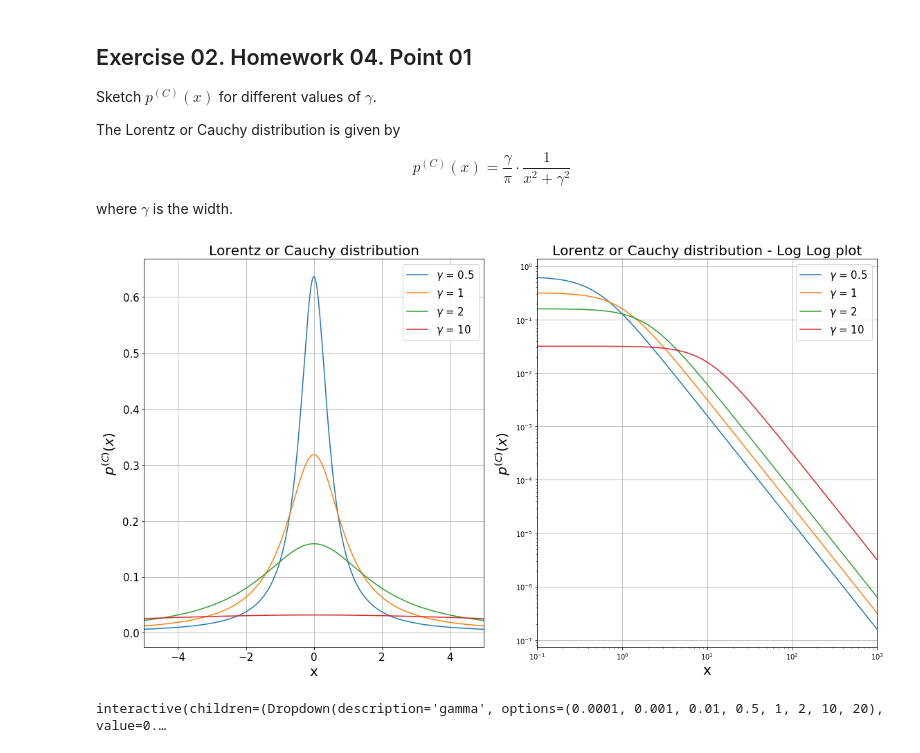
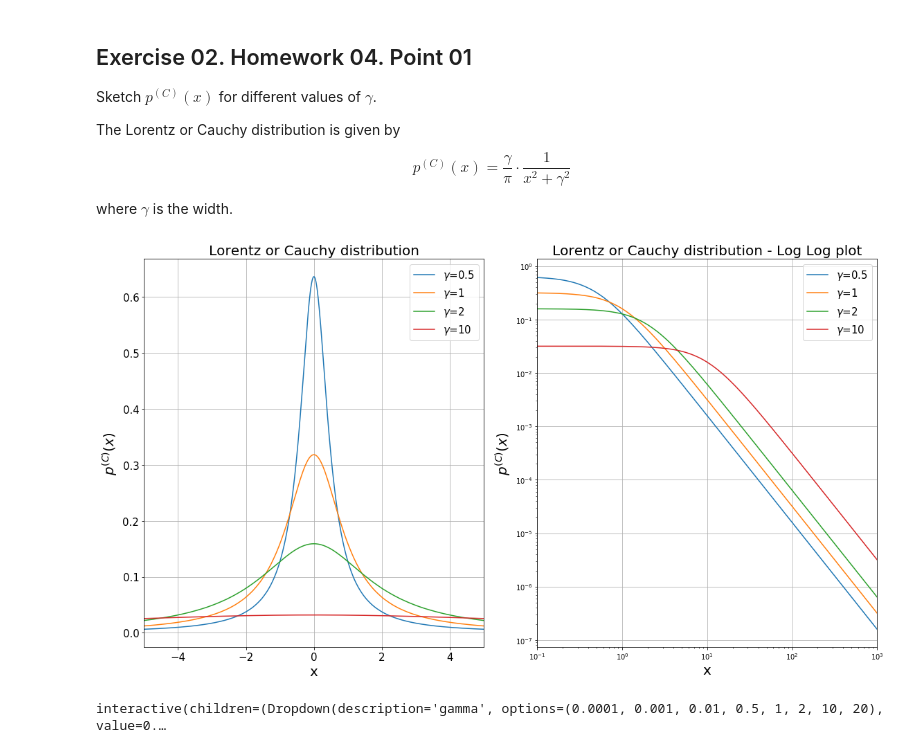
Before and after one commit to gravitas21/wp2020_programmierung, a Jupyter notebook: week_2/Exercise02_H04_01.ipynb, the cells around one changed output. Cells and saved outputs as stored; diff of their text form; code cells hidden in the pictures.

Commit message:
Fixed gamma label issues from fstring

```diff
--- a/week_2/Exercise02_H04_01.ipynb
+++ b/week_2/Exercise02_H04_01.ipynb
@@ -35,36 +35,36 @@ fig = plt.figure(figsize=(16, 9))
 plt.subplots_adjust(hspace=0, wspace=0)
 
 ax1 = plt.subplot(1,2,1)
 ax2 = plt.subplot(1,2,2)
 
 for gamma in gammas:
 
     # Plot
-    ax1.plot(x1, lorentz_cauchy_distribution(gamma, x1), label=f'$\gamma$ = {gamma}')
-    ax2.loglog(x2, lorentz_cauchy_distribution(gamma, x2), label=f'$\gamma$ = {gamma}')
+    ax1.plot(x1, lorentz_cauchy_distribution(gamma, x1), label='$\gamma$='+str(gamma))
+    ax2.loglog(x2, lorentz_cauchy_distribution(gamma, x2), label='$\gamma$='+str(gamma))
 
 # Figure details
 ax1.set_xlabel(r'x', fontsize=20)
 ax1.set_ylabel(r'$p^{\left( C \right)}\left( x \right)$', fontsize=20)
 ax1.tick_params(axis='x', labelsize=15)
 ax1.tick_params(axis='y', labelsize=15)
 ax1.set_xlim(-5,5)
 ax1.legend(loc='best', fontsize=15)
 ax1.set_title('Lorentz or Cauchy distribution', fontsize=20)
 ax1.grid(True)
 plt.tight_layout()
 
 ax2.set_xlabel(r'x', fontsize=20)
 ax2.set_ylabel(r'$p^{\left( C \right)}\left( x \right)$', fontsize=20)
 ax1.tick_params(axis='x', labelsize=15)
 ax1.tick_params(axis='y', labelsize=15)
 ax2.set_xlim(10**-1,10**3)
 ax2.legend(loc='best', fontsize=15)
 ax2.set_title('Lorentz or Cauchy distribution - Log Log plot', fontsize=20)
 ax2.grid(True)
 plt.tight_layout()
 # %% [output]
-[figure, old version]
+[figure, new version]
 # %%
 # Initial values
 gammas = [0.0001, 0.001, 0.01, 0.5, 1, 2, 10, 20]
```
